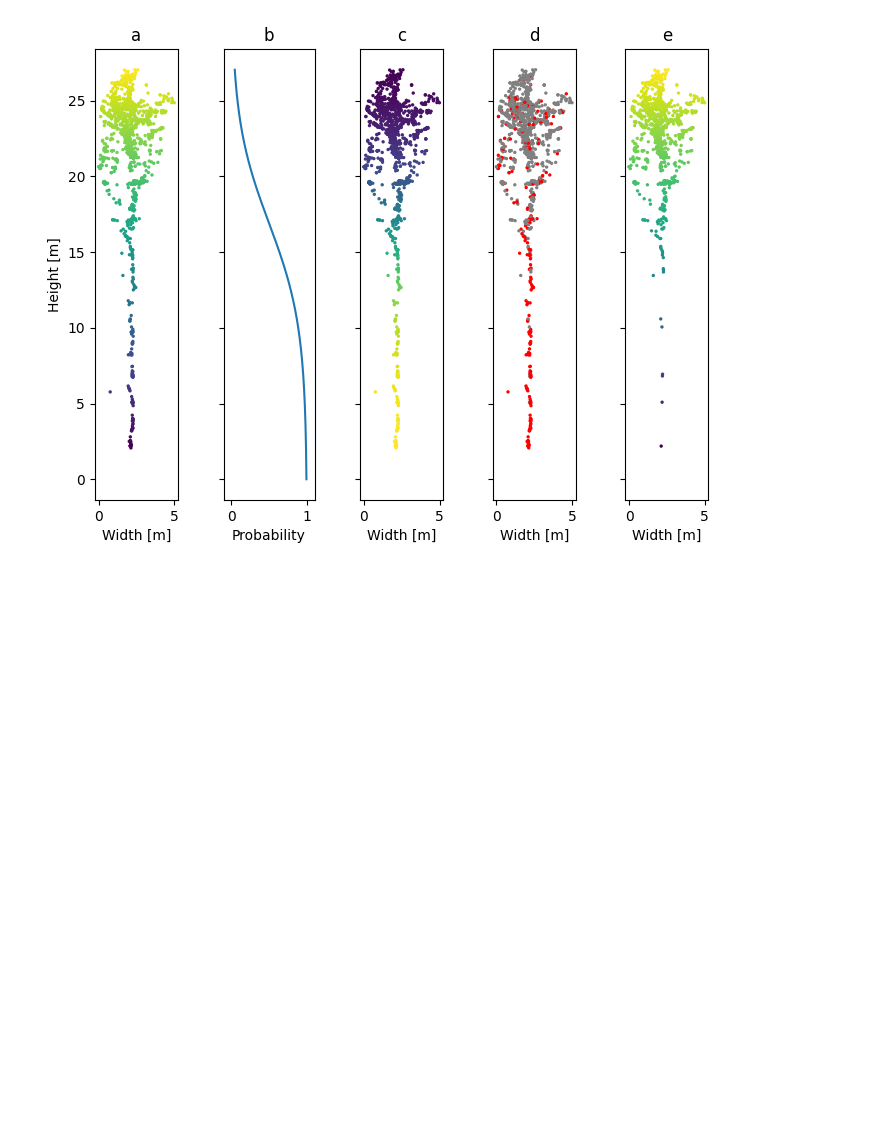
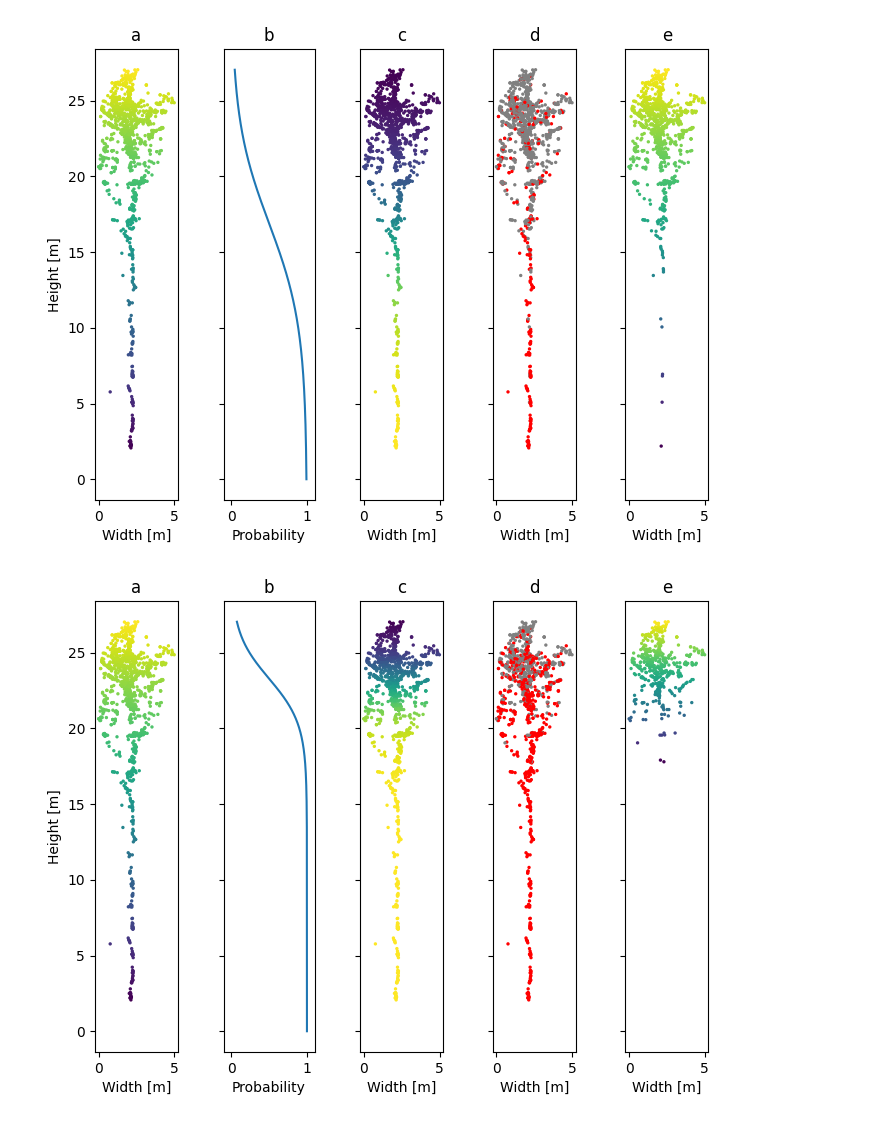
Before and after one commit to iod-ine/thesis, a Jupyter notebook: chapters/03d_augmentations.ipynb, the cells around one changed output. Saved outputs shown, nothing was run; the diff lists cells and outputs as text; code cells hidden in the pictures; blank space fills up the shorter version.

Commit message:
Add a more aggressive dropout example

```diff
--- a/chapters/03d_augmentations.ipynb
+++ b/chapters/03d_augmentations.ipynb
@@ -198,3 +199,73 @@ for i, letter in enumerate("abcde"):
         axes[i].set_xlabel("Width [m]")
 # %% [output]
 [figure]
+# %%
+#| include: true
+#| label: fig-height-dropout-aggressive
+#| fig-cap: |
+#|   Same as @fig-height-dropout, but with a more aggressive dropout threshold function.
+#|   Scale is set to 18, shift is set to 2.5.
+
+rng = np.random.default_rng(seed=42)
+
+scale, shift = 18, 2.5
+xyz = las.xyz
+
+height = xyz[:, 2]
+normalized_height = height / height.max()
+reversed_normalized_height = 1 - normalized_height
+threshold = 1 / (1 + np.exp(-reversed_normalized_height * scale + shift))
+mask = threshold < rng.uniform(size=height.size)
+
+xx = np.linspace(0, 1, 1001)
+yy = 1 / (1 + np.exp(-xx * scale + shift))
+max_x, _, max_z = np.max(xyz, axis=0)
+min_x, _, min_z = np.min(xyz, axis=0)
+aspect = (max_x - min_x) / (max_z - min_z)
+
+fig, axes = plt.subplots(1, 5, figsize=(8.27, 5.85), sharey=True)
+
+src.visualization.clouds.scatter_point_cloud_2d(
+    xyz=xyz,
+    projection="XZ",
+    sort_by_height=False,
+    ax=axes[0],
+)
+
+axes[1].plot(yy[::-1], xx * max_z)
+axes[1].set_xlim(-0.1, 1.1)
+axes[1].set_aspect(aspect)
+
+src.visualization.clouds.scatter_point_cloud_2d(
+    xyz=xyz,
+    projection="XZ",
+    sort_by_height=False,
+    color=threshold,
+    ax=axes[2],
+)
+ax = src.visualization.clouds.scatter_point_cloud_2d(
+    xyz=xyz,
+    projection="XZ",
+    sort_by_height=False,
+    color=mask,
+    cmap=ListedColormap(["red", "gray"]),
+    ax=axes[3],
+)
+xlim, ylim = ax.get_xlim(), ax.get_ylim()
+ax = src.visualization.clouds.scatter_point_cloud_2d(
+    xyz=xyz[mask],
+    projection="XZ",
+    sort_by_height=False,
+    ax=axes[4],
+)
+ax.set_xlim(xlim)
+ax.set_ylim(ylim)
+axes[0].set_ylabel("Height [m]")
+for i, letter in enumerate("abcde"):
+    axes[i].set_title(letter)
+    if i == 1:
+        axes[i].set_xlabel("Probability")
+    else:
+        axes[i].set_xlabel("Width [m]")
+# %% [output]
+[figure, added]
```
Also changed, not shown: parts of 1 cell of this notebook.
